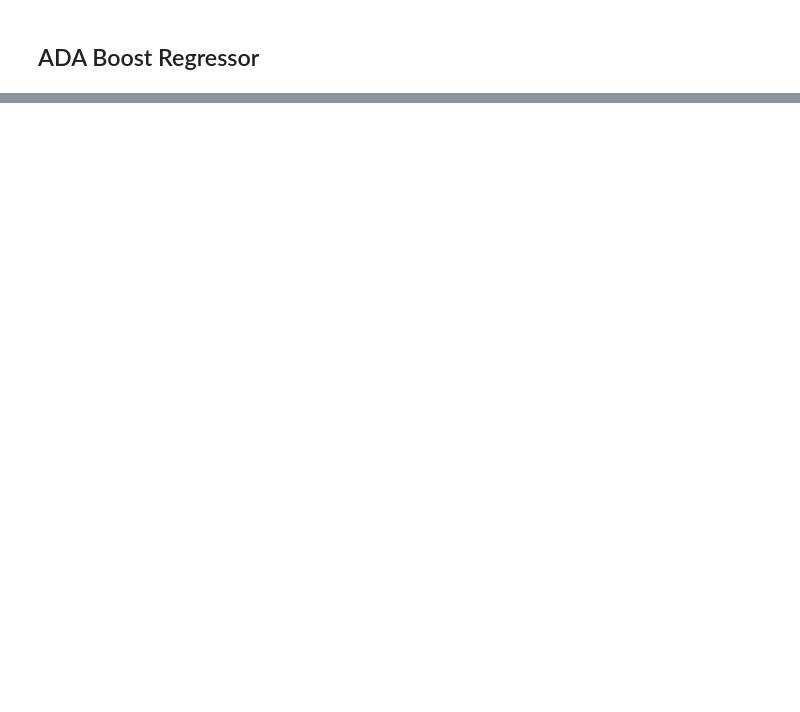
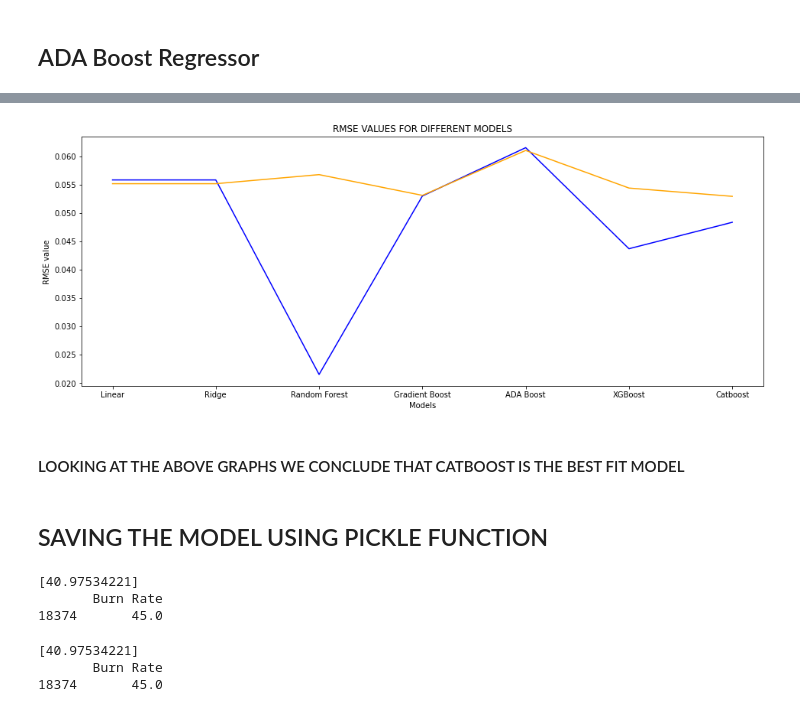
Before and after one commit to Vidhi-Khubchandani/Employee-Burnout, a Jupyter notebook: ML Project.ipynb, the cells around one changed output, grey strips where cells are left out. Drawn from its saved outputs; the diff is of its cells as text; code cells hidden in the pictures; blank space fills up the shorter version.

```diff
--- a/ML Project.ipynb
+++ b/ML Project.ipynb
@@ -693,0 +834,24 @@ R2 Score of Test data:  0.9232070427668578
+# %%
+plt.figure(figsize=(16,6))
+plt.plot(models,RMSE_Train,color='blue')
+plt.plot(models,RMSE_Test,color='orange')
+plt.xlabel("Models")
+plt.ylabel("RMSE value")
+plt.title("RMSE VALUES FOR DIFFERENT MODELS")
+plt.show()
+# %% [output]
+[figure, added]
+# %% [markdown]
+#### LOOKING AT THE ABOVE GRAPHS WE CONCLUDE THAT CATBOOST IS THE BEST FIT MODEL
+# %% [markdown]
+## SAVING THE MODEL USING PICKLE FUNCTION
+# %%
+# PREDICTING VALUE OF
+prediction = cat_model.predict(X_train.head(1))
+print(prediction*100)
+
+print(y_train.head(1)*100)
+# %% [output]
+[40.97534221]
+       Burn Rate
+18374       45.0
@@ -693,0 +869,9 @@ R2 Score of Test data:  0.9232070427668578
+# %%
+prediction_2 = cat_model.predict(X_train.head(1))
+print(prediction_2*100)
+
+print(y_train.head(1)*100)
+# %% [output]
+[40.97534221]
+       Burn Rate
+18374       45.0
```
Also changed, not shown: parts of 65 cells of this notebook, 8 other files.
